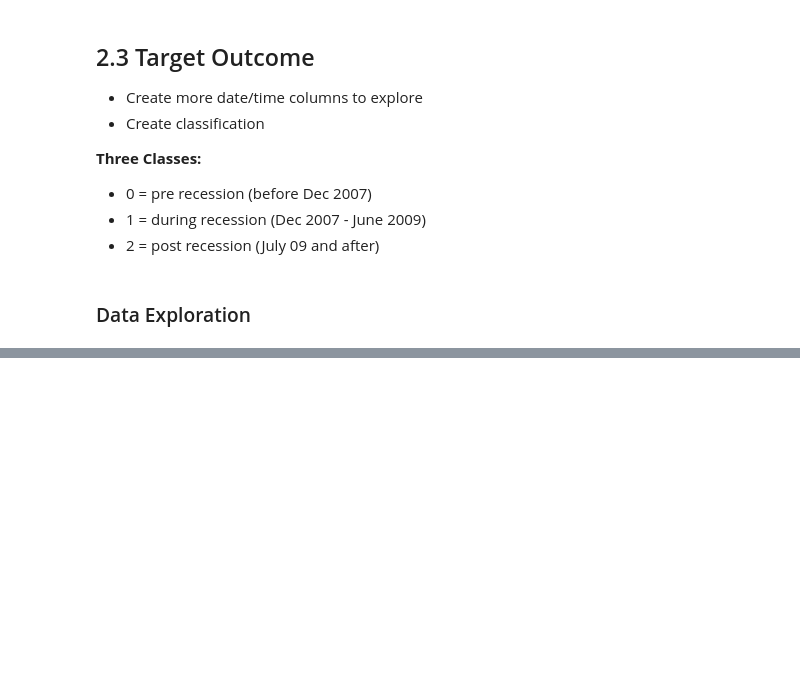
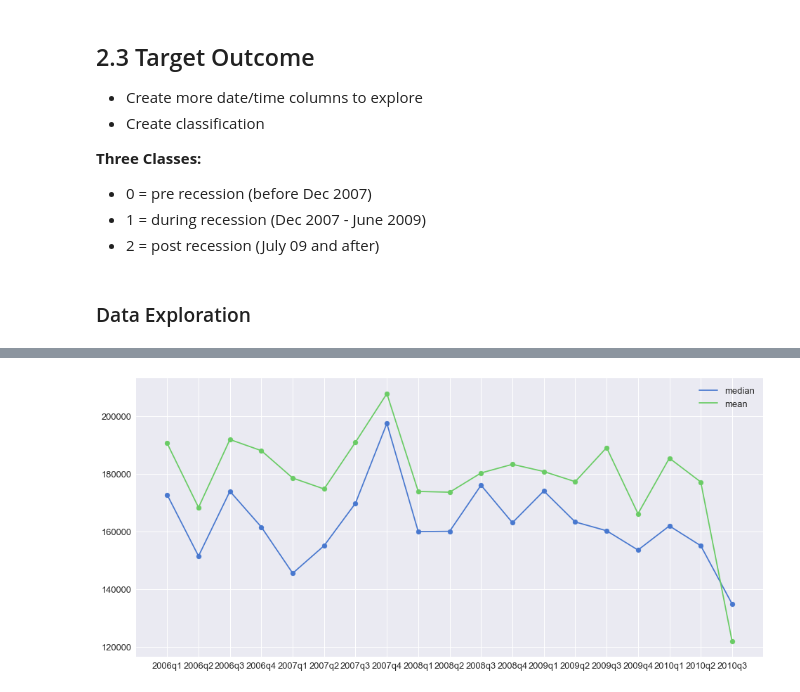
Before and after one commit to brianmcguckin/thinkful_unit_03_capstone, a Jupyter notebook: unit_03_capstone_v2.ipynb, the cells around one changed output, grey strips where cells are left out. Cells and saved outputs as stored; diff of their text form; code cells hidden in the pictures; blank space fills up the shorter version.

```diff
--- a/unit_03_capstone_v2.ipynb
+++ b/unit_03_capstone_v2.ipynb
@@ -286,0 +289,28 @@ plt.show()
+# %%
+labels_yrqtr = sorted(train.yrqtr_sold.unique())
+medians_yrqtr = []
+means_yrqtr = []
+
+for label in labels_yrqtr:
+    medians_yrqtr.append(train[train.yrqtr_sold == label].saleprice.median())
+    means_yrqtr.append(train[train.yrqtr_sold == label].saleprice.mean())
+
+labels_yrmo = sorted(train.yrmo_sold.unique())
+medians_yrmo = []
+means_yrmo = []
+
+for label in labels_yrmo:
+    medians_yrmo.append(train[train.yrmo_sold == label].saleprice.median())
+    means_yrmo.append(train[train.yrmo_sold == label].saleprice.mean())
+# %%
+plt.figure(figsize=(16,16))
+ax1 = plt.subplot(211)
+plt.plot(labels_yrqtr, medians_yrqtr, label='median')
+plt.plot(labels_yrqtr, means_yrqtr, label='mean')
+plt.scatter(labels_yrqtr, medians_yrqtr)
+plt.scatter(labels_yrqtr, means_yrqtr)
+plt.legend()
+
+plt.show()
+# %% [output]
+[figure, added]
```
Also changed, not shown: parts of 1 cell of this notebook.
